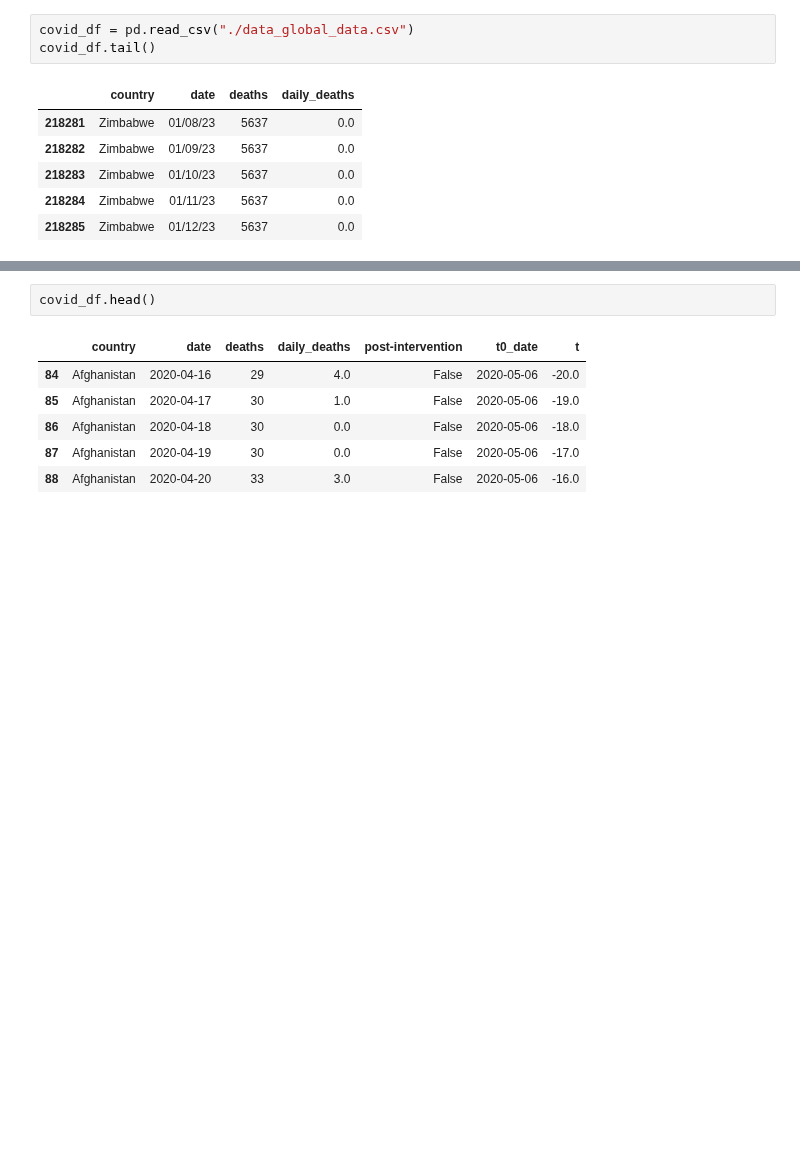
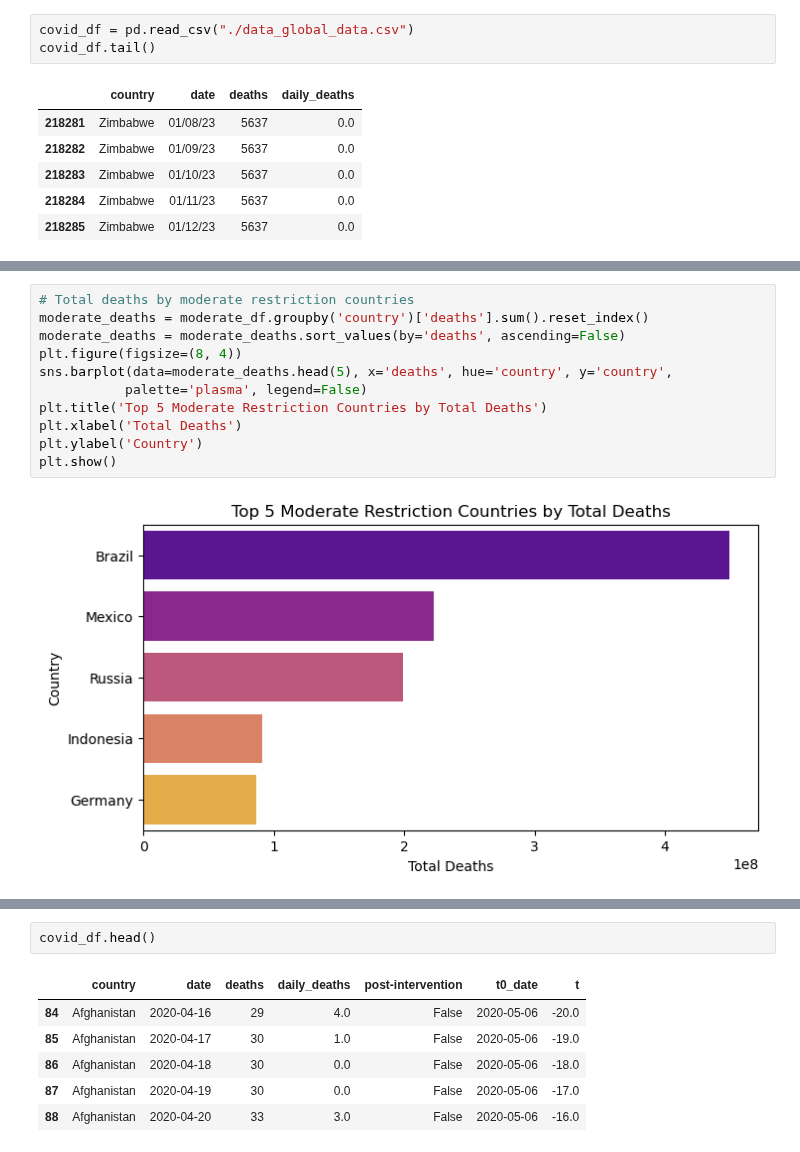
Before and after one commit to luishcr0998/covid19, a Jupyter notebook: Synthetic Interventions - Covid19.ipynb, the cells around one changed output, grey strips where cells are left out. Drawn from its saved outputs; the diff is of its cells as text; blank space fills up the shorter version.

```diff
--- a/Synthetic Interventions - Covid19.ipynb
+++ b/Synthetic Interventions - Covid19.ipynb
@@ -218,0 +333,13 @@ brazil_score
+# %%
+# Total deaths by moderate restriction countries
+moderate_deaths = moderate_df.groupby('country')['deaths'].sum().reset_index()
+moderate_deaths = moderate_deaths.sort_values(by='deaths', ascending=False)
+plt.figure(figsize=(8, 4))
+sns.barplot(data=moderate_deaths.head(5), x='deaths', hue='country', y='country',
+           palette='plasma', legend=False)
+plt.title('Top 5 Moderate Restriction Countries by Total Deaths')
+plt.xlabel('Total Deaths')
+plt.ylabel('Country')
+plt.show()
+# %% [output]
+[figure, added]
```
Also changed, not shown: parts of 62 cells of this notebook.
